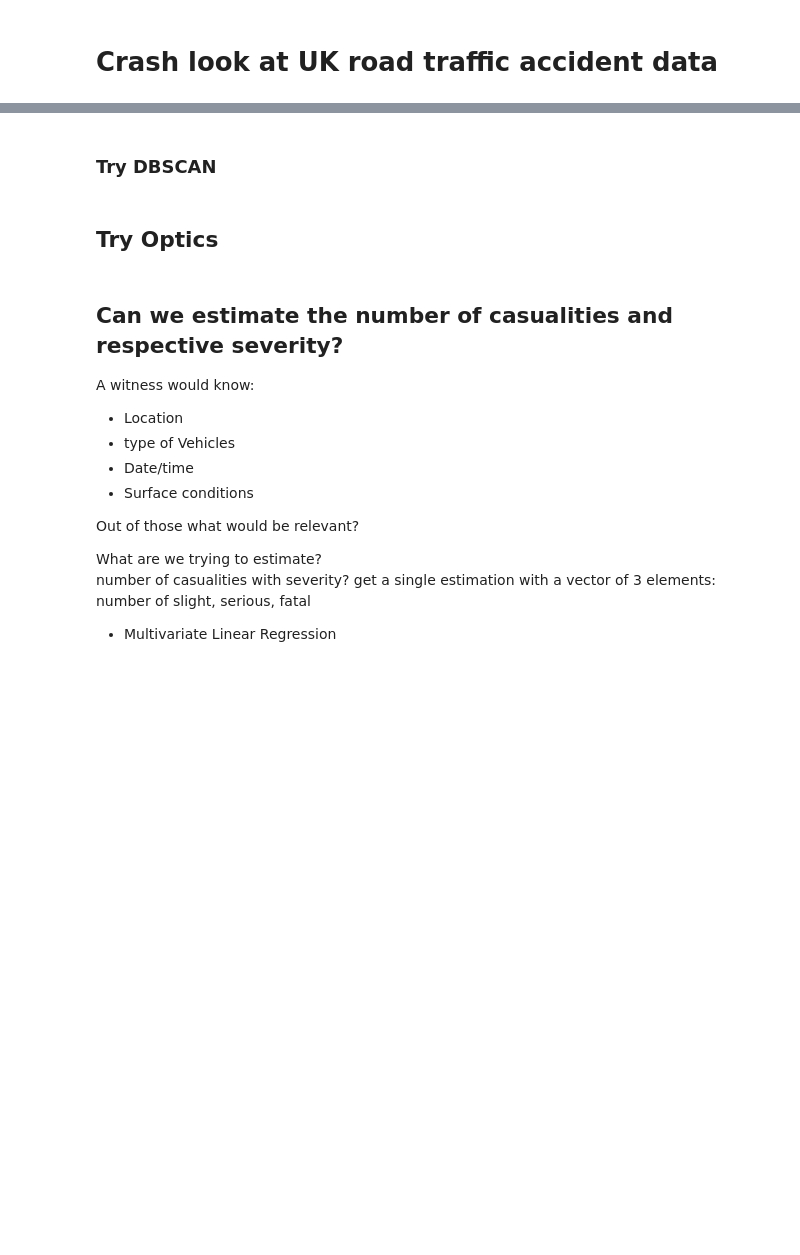
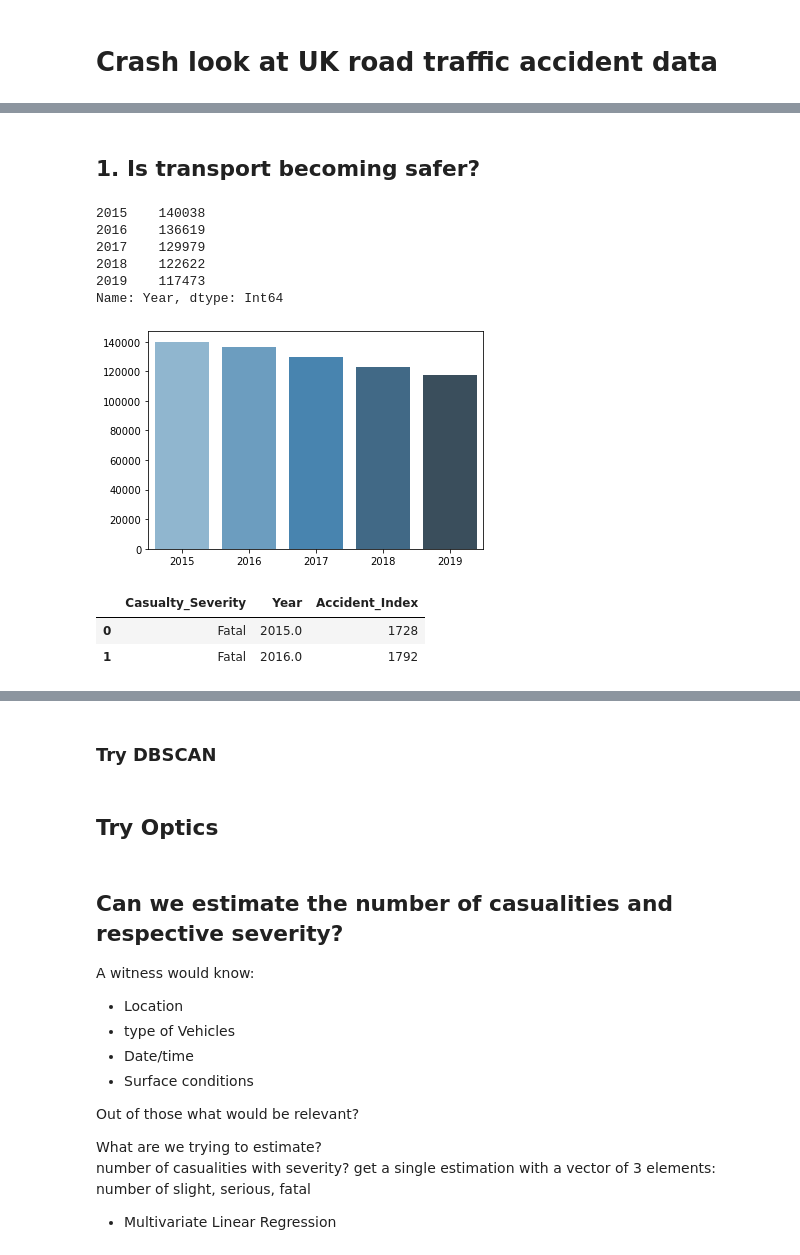
Before and after one commit to GaborJenei/DS-Stackoverflow-Survey, a Jupyter notebook: 01_Intro_to_DS/3_BlogPost/Udacity DSND Project1.ipynb, the cells around one changed output, grey strips where cells are left out. Drawn from its saved outputs; the diff is of its cells as text; code cells hidden in the pictures; blank space fills up the shorter version.

```diff
--- a/01_Intro_to_DS/3_BlogPost/Udacity DSND Project1.ipynb
+++ b/01_Intro_to_DS/3_BlogPost/Udacity DSND Project1.ipynb
@@ -21,4 +2,0 @@ import torch.nn as nn
-# %%
-from matplotlib import rcParams
-rcParams['font.family'] = 'sans-serif'
-rcParams['font.sans-serif'] = ['Marat Sans']
@@ -112,0 +25,28 @@ https://andrewpwheeler.com/2015/09/03/using-kdtrees-in-python-to-calculate-neigh
+# %%
+######### Read up accidents
+accidents_2019 = pd.read_csv(r"http://data.dft.gov.uk/road-accidents-safety-data/DfTRoadSafety_Accidents_2019.zip",low_memory=False, compression='zip')
+accidents_2018 = pd.read_csv(r"http://data.dft.gov.uk/road-accidents-safety-data/dftRoadSafetyData_Accidents_2018.csv",low_memory=False)
+accidents_2017 = pd.read_csv(r"http://data.dft.gov.uk.s3.amazonaws.com/road-accidents-safety-data/dftRoadSafetyData_Accidents_2017.zip",low_memory=False, compression='zip')
+accidents_2016 = pd.read_csv(r"http://data.dft.gov.uk/road-accidents-safety-data/dftRoadSafety_Accidents_2016.zip",low_memory=False, compression='zip')
+accidents_2015 = pd.read_csv(r"http://data.dft.gov.uk/road-accidents-safety-data/RoadSafetyData_Accidents_2015.zip",low_memory=False, compression='zip')
+accidents_2014 = pd.read_csv(r"http://data.dft.gov.uk/road-accidents-safety-data/DfTRoadSafety_Accidents_2014.zip",low_memory=False)
+
+######### Read up casualties
+casualties_2019 = pd.read_csv(r"http://data.dft.gov.uk/road-accidents-safety-data/DfTRoadSafety_Casualties_2019.zip",low_memory=False, compression='zip')
+casualties_2018 = pd.read_csv(r"http://data.dft.gov.uk/road-accidents-safety-data/dftRoadSafetyData_Casualties_2018.csv",low_memory=False)
+casualties_2017 = pd.read_csv(r"http://data.dft.gov.uk.s3.amazonaws.com/road-accidents-safety-data/dftRoadSafetyData_Casualties_2017.zip",low_memory=False, compression='zip')
+casualties_2016 = pd.read_csv(r"http://data.dft.gov.uk/road-accidents-safety-data/dftRoadSafetyData_Casualties_2016.zip",low_memory=False, compression='zip')
+casualties_2015 = pd.read_csv(r"http://data.dft.gov.uk/road-accidents-safety-data/RoadSafetyData_Casualties_2015.zip",low_memory=False, compression='zip')
+casualties_2014 = pd.read_csv(r"http://data.dft.gov.uk/road-accidents-safety-data/DfTRoadSafety_Casualties_2014.zip",low_memory=False, compression='zip')
+
+######### Read up vehicles
+vehicles_2019 = pd.read_csv(r"http://data.dft.gov.uk/road-accidents-safety-data/DfTRoadSafety_Vehicles_2019.zip",low_memory=False, compression='zip')
+vehicles_2018 = pd.read_csv(r"http://data.dft.gov.uk/road-accidents-safety-data/dftRoadSafetyData_Vehicles_2018.csv",low_memory=False)
+vehicles_2017 = pd.read_csv(r"http://data.dft.gov.uk.s3.amazonaws.com/road-accidents-safety-data/dftRoadSafetyData_Vehicles_2017.zip",low_memory=False, compression='zip')
+vehicles_2016 = pd.read_csv(r"http://data.dft.gov.uk/road-accidents-safety-data/dftRoadSafetyData_Vehicles_2016.zip",low_memory=False, compression='zip')
+vehicles_2015 = pd.read_csv(r"http://data.dft.gov.uk/road-accidents-safety-data/RoadSafetyData_Vehicles_2015.zip",low_memory=False, compression='zip')
+vehicles_2014 = pd.read_csv(r"http://data.dft.gov.uk/road-accidents-safety-data/DfTRoadSafety_Vehicles_2014.zip",low_memory=False, compression='zip')
+
+df_accidents = accidents_2019.append([accidents_2018, accidents_2017, accidents_2016, accidents_2015], sort=False)
+df_vehicles = vehicles_2019.append([vehicles_2018, vehicles_2017, vehicles_2016, vehicles_2015], sort=False)
+df_casualties = casualties_2019.append([casualties_2018, casualties_2017, casualties_2016, casualties_2015], sort=False)
@@ -112,0 +98,22 @@ https://andrewpwheeler.com/2015/09/03/using-kdtrees-in-python-to-calculate-neigh
+# %% [markdown]
+## 1. Is transport becoming safer?
+# %%
+df_accidents["Time stamp"] = pd.DatetimeIndex(df_accidents["Date"] + " " + df_accidents["Time"], dayfirst=True)
+df_accidents["Year"] = df_accidents["Time stamp"].dt.year.astype('Int16')
+
+df_casualties_date = df_casualties.merge(df_accidents[["Accident_Index","Time stamp"]], left_on="Accident_Index",right_on="Accident_Index",how='left')
+df_casualties_date["Year"] = df_casualties_date["Time stamp"].dt.year
+# %%
+df_accidents_by_year = df_accidents["Year"].value_counts()
+df_accidents_by_year
+# %% [output]
+2015    140038
+2016    136619
+2017    129979
+2018    122622
+2019    117473
+Name: Year, dtype: Int64
+# %%
+sns.barplot(y=df_accidents_by_year.values, x=df_accidents_by_year.index, palette="Blues_d");
+# %% [output]
+[figure, added]
@@ -112,0 +126,6 @@ https://andrewpwheeler.com/2015/09/03/using-kdtrees-in-python-to-calculate-neigh
+# %%
+df_casualties_by_year.head(2)
+# %% [output]
+|  | Casualty_Severity | Year | Accident_Index |
+| 0 | Fatal | 2015.0 | 1728 |
+| 1 | Fatal | 2016.0 | 1792 |
```
Also changed, not shown: parts of 78 cells of this notebook.
